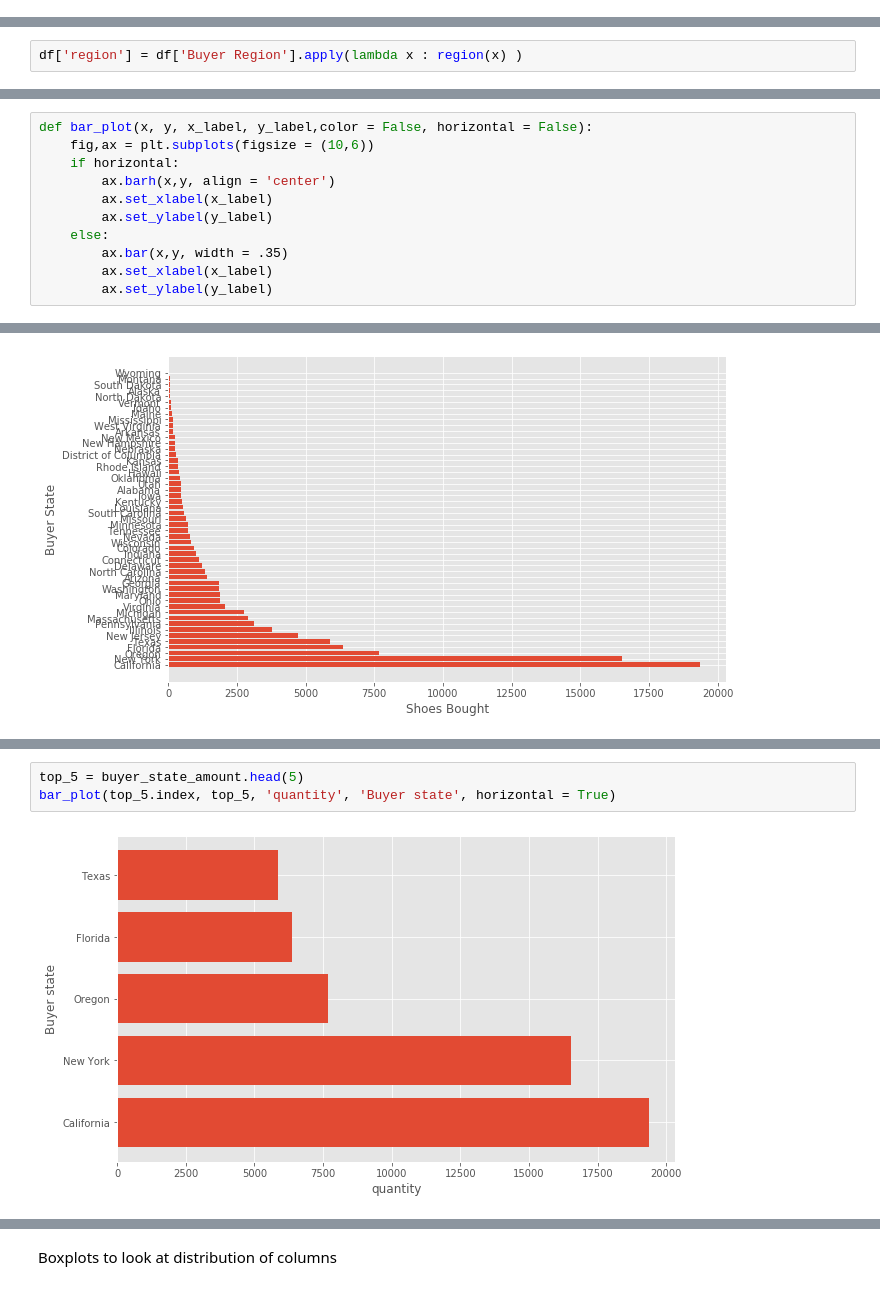
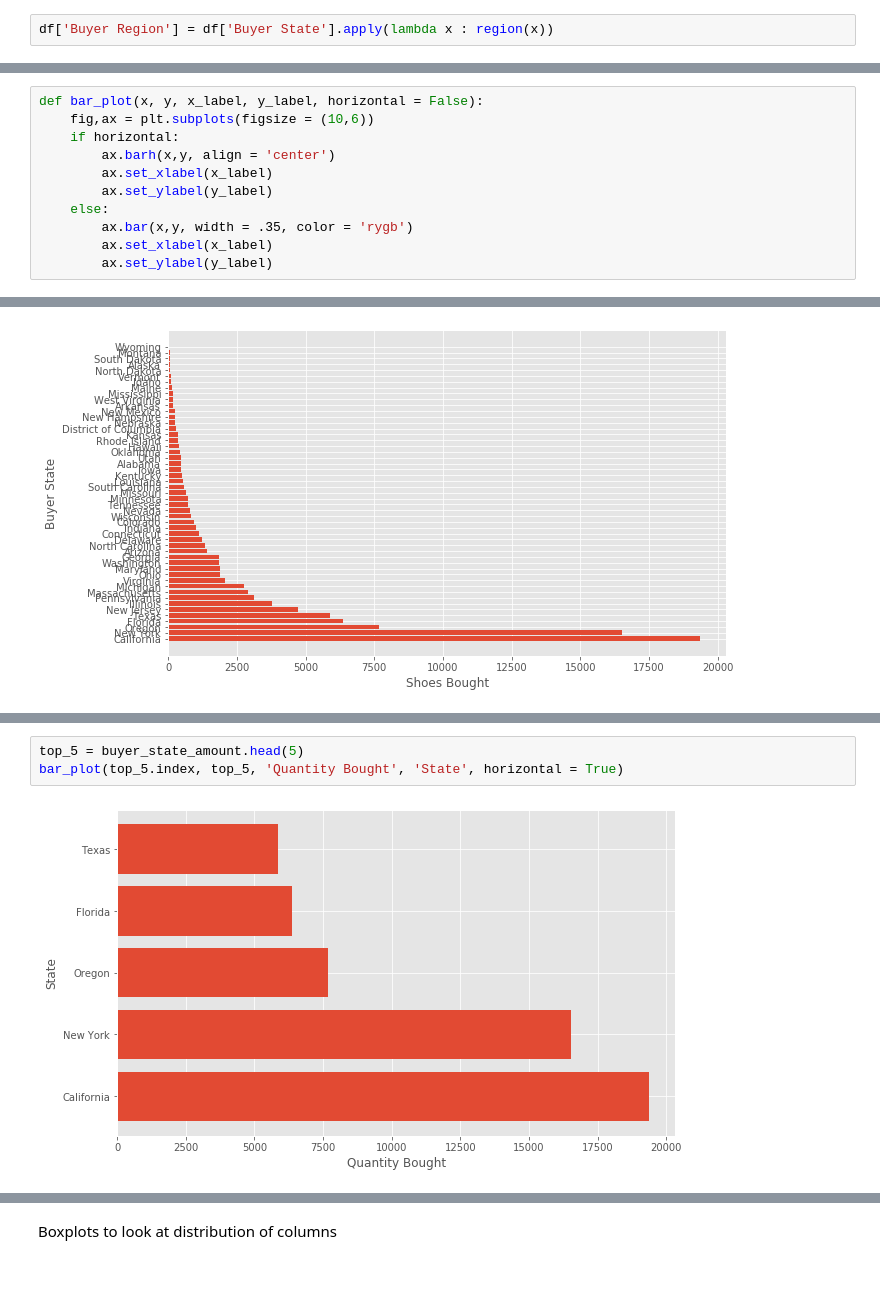
Before and after one commit to HienHa34/Yeezy-vs.-Off-White, a Jupyter notebook: EDA.ipynb, the cells around one changed output, grey strips where cells are left out. Saved outputs shown, nothing was run; the diff lists cells and outputs as text.

```diff
--- a/EDA.ipynb
+++ b/EDA.ipynb
@@ -140 +192,3 @@ df['Profit'] = df['Sale Price']-df['Retail Price']
+# %%
+df['Buyer Region'] = df['Buyer State'].apply(lambda x : region(x))
 # %%
@@ -173,2 +227,0 @@ df.hist(figsize = (14,12), bins = 20);
-# %%
-df['region'] = df['Buyer Region'].apply(lambda x : region(x) )
@@ -191,11 +227,0 @@ False
-# %%
-def bar_plot(x, y, x_label, y_label,color = False, horizontal = False):
-    fig,ax = plt.subplots(figsize = (10,6))
-    if horizontal:
-        ax.barh(x,y, align = 'center')
-        ax.set_xlabel(x_label)
-        ax.set_ylabel(y_label)
-    else:
-        ax.bar(x,y, width = .35)
-        ax.set_xlabel(x_label)
-        ax.set_ylabel(y_label)
@@ -214,0 +320,11 @@ bar_plot(total.index,total,'quantity', 'region', horizontal = True)
+# %%
+def bar_plot(x, y, x_label, y_label, horizontal = False):
+    fig,ax = plt.subplots(figsize = (10,6))
+    if horizontal:
+        ax.barh(x,y, align = 'center')
+        ax.set_xlabel(x_label)
+        ax.set_ylabel(y_label)
+    else:
+        ax.bar(x,y, width = .35, color = 'rygb')
+        ax.set_xlabel(x_label)
+        ax.set_ylabel(y_label)
@@ -222,5 +516,5 @@ Top 5 States Purchasing
 # %%
 top_5 = buyer_state_amount.head(5)
-bar_plot(top_5.index, top_5, 'quantity', 'Buyer state', horizontal = True)
+bar_plot(top_5.index, top_5, 'Quantity Bought', 'State', horizontal = True)
 # %% [output]
-[figure, old version]
+[figure, new version]
```
Also changed, not shown: parts of 132 cells of this notebook.
